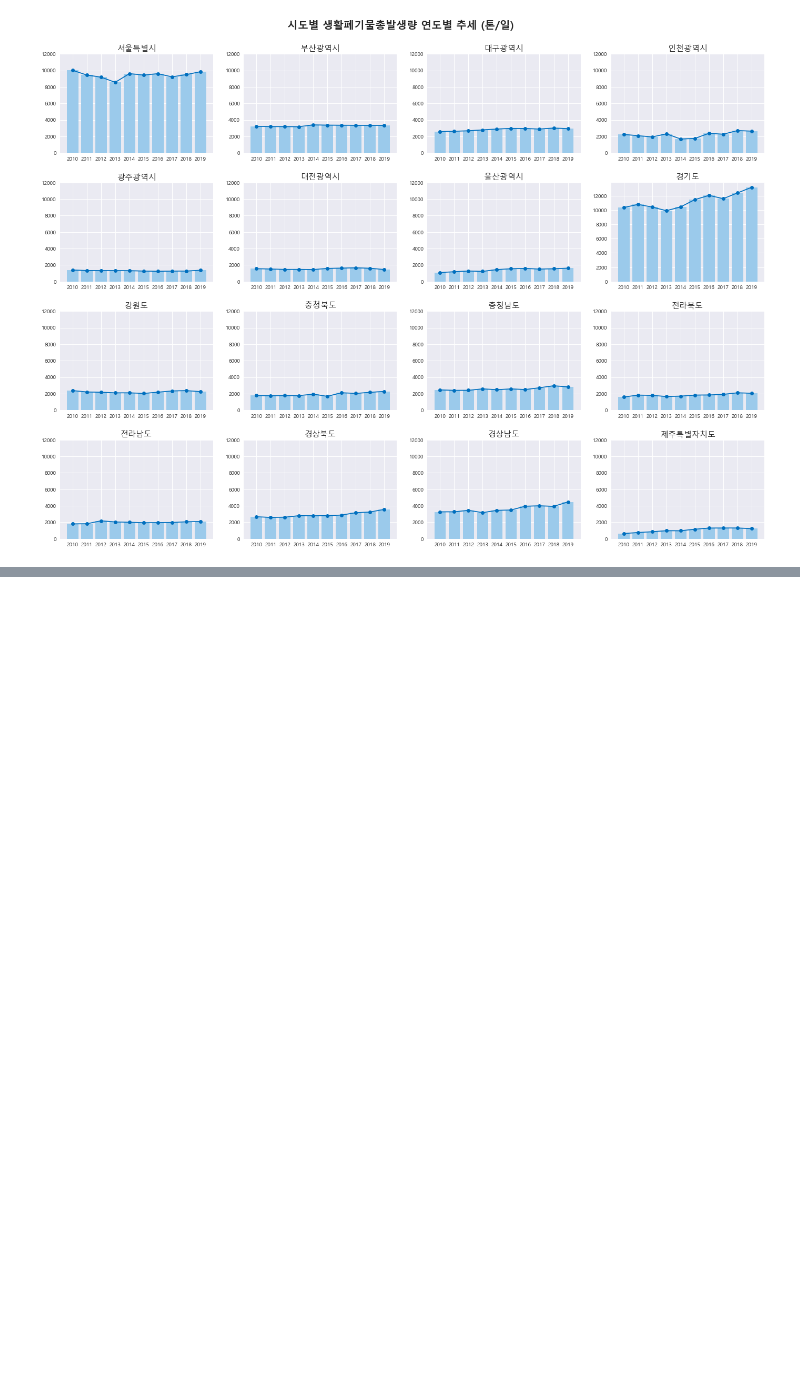
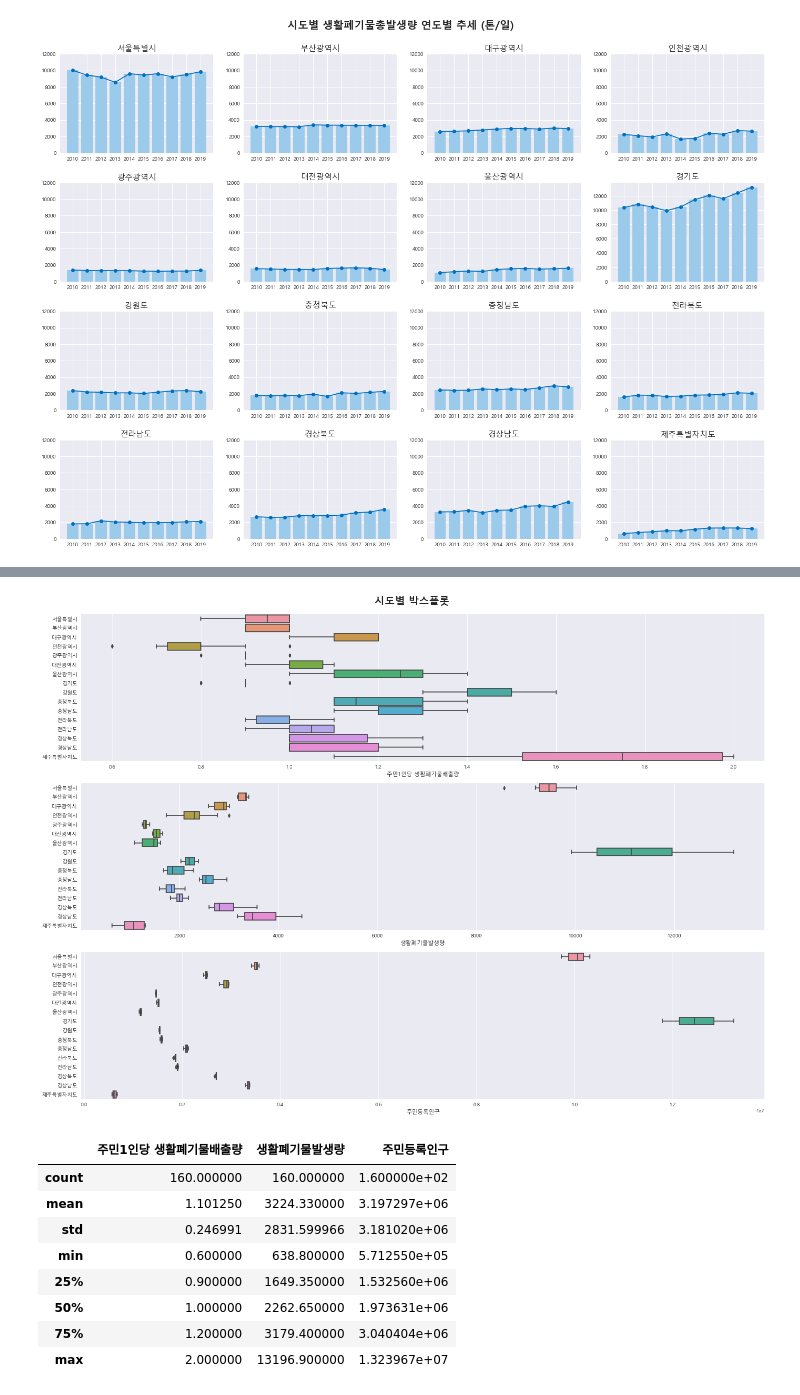
Before and after one commit to huitaek/project_mini_analyze_waste, a Jupyter notebook: src/EDA_hitagi.ipynb, the cells around one changed output, grey strips where cells are left out. Drawn from its saved outputs; the diff is of its cells as text; code cells hidden in the pictures; blank space fills up the shorter version.

```diff
--- a/src/EDA_hitagi.ipynb
+++ b/src/EDA_hitagi.ipynb
@@ -395,0 +619,3 @@ plt.show()
+# %%
+df_sido = df[df['행정구역별'].isin(['강원도', '경기도', '경상남도', '경상북도', '광주광역시', '대구광역시', '대전광역시', '부산광역시', '서울특별시', '울산광역시', '인천광역시', '전라남도', '전라북도', '제주특별자치도', '충청남도', '충청북도'])]
+df_sido
@@ -395,0 +636,29 @@ plt.show()
+# %%
+# 시도별 박스플롯
+
+def get_box_plot():
+    fig, axes = plt.subplots(3, 1, figsize=(24,16))
+    sns.boxplot(x='주민1인당 생활폐기물배출량', y='행정구역별', data=df_sido, ax = axes[0])
+    sns.boxplot(x='생활폐기물발생량', y='행정구역별', data=df_sido, ax = axes[1])
+    sns.boxplot(x='주민등록인구', y='행정구역별', data=df_sido, ax = axes[2])
+    plt.suptitle('시도별 박스플롯', fontsize=20, weight='bold')
+    fig.subplots_adjust(top=0.95, hspace=0.15)
+
+    for ax in axes:
+        ax.set(ylabel=None)
+
+    plt.show()
+    return df_sido.describe()
+
+get_box_plot()
+# %% [output]
+[figure, added]
+|  | 주민1인당 생활폐기물배출량 | 생활폐기물발생량 | 주민등록인구 |
+| count | 160.000000 | 160.000000 | 1.600000e+02 |
+| mean | 1.101250 | 3224.330000 | 3.197297e+06 |
+| std | 0.246991 | 2831.599966 | 3.181020e+06 |
+| min | 0.600000 | 638.800000 | 5.712550e+05 |
+| 25% | 0.900000 | 1649.350000 | 1.532560e+06 |
+| 50% | 1.000000 | 2262.650000 | 1.973631e+06 |
+| 75% | 1.200000 | 3179.400000 | 3.040404e+06 |
+| max | 2.000000 | 13196.900000 | 1.323967e+07 |
```
Also changed, not shown: parts of 46 cells of this notebook, 2 other files.
